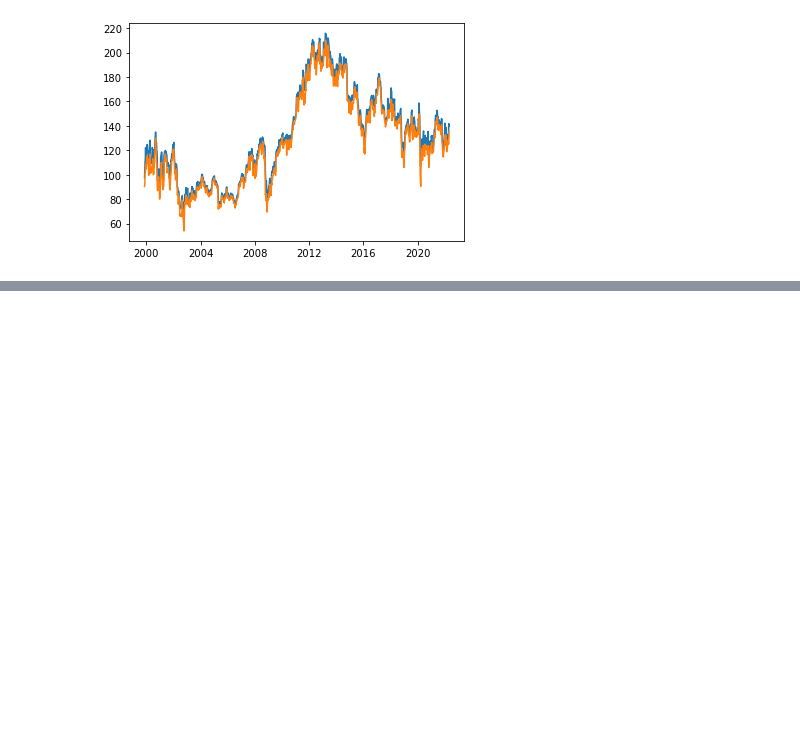
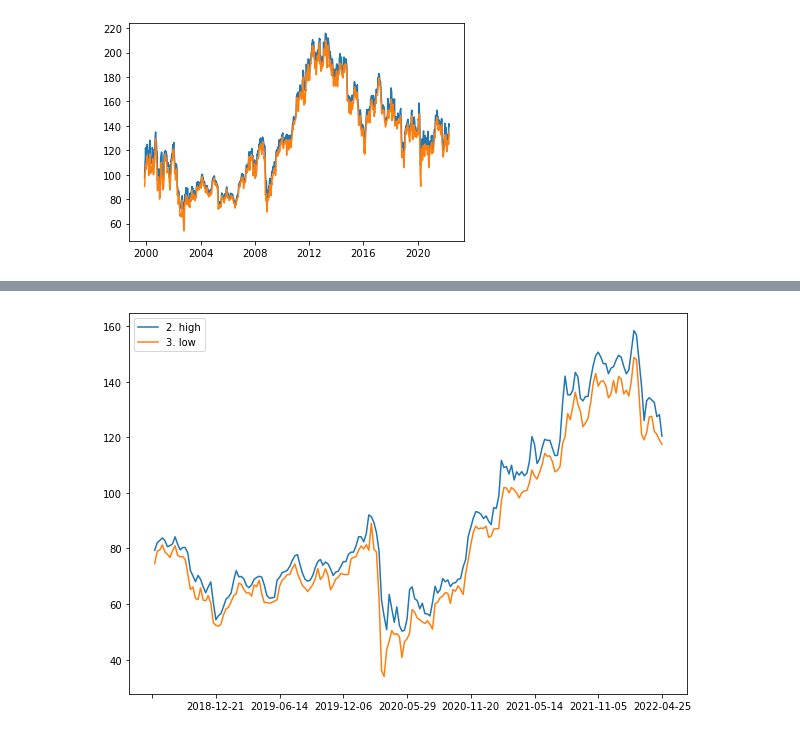
Before and after one commit to AIDA-Saskatchewan-polytechnic/Group-3-Final-Project, a Jupyter notebook: Project_Submit.ipynb, the cells around one changed output, grey strips where cells are left out. Drawn from its saved outputs; the diff is of its cells as text; code cells hidden in the pictures; blank space fills up the shorter version.

```diff
--- a/Project_Submit.ipynb
+++ b/Project_Submit.ipynb
@@ -290,0 +269,6 @@ plt.plot(df_USA_stocks['3. low'])
+# %%
+stock4="CIGI"
+url4= 'https://www.alphavantage.co/query?function=TIME_SERIES_WEEKLY&symbol='+stock4+'&apikey='+key
+stock_price4=requests.get(url4)
+stock_cigi=stock_price4.json()
+stock_cigi
@@ -290,0 +293,2 @@ plt.plot(df_USA_stocks['3. low'])
+# %%
+df4=pd.DataFrame(stock_cigi['Weekly Time Series']).transpose()
@@ -290,0 +298,7 @@ plt.plot(df_USA_stocks['3. low'])
+# %%
+df4=df4.astype(float)
+df4[['2. high', '3. low']].head(200).plot(figsize = (10,7))
+plt.gca().invert_xaxis()
+plt.show()
+# %% [output]
+[figure, added]
```
Also changed, not shown: parts of 34 cells of this notebook.
